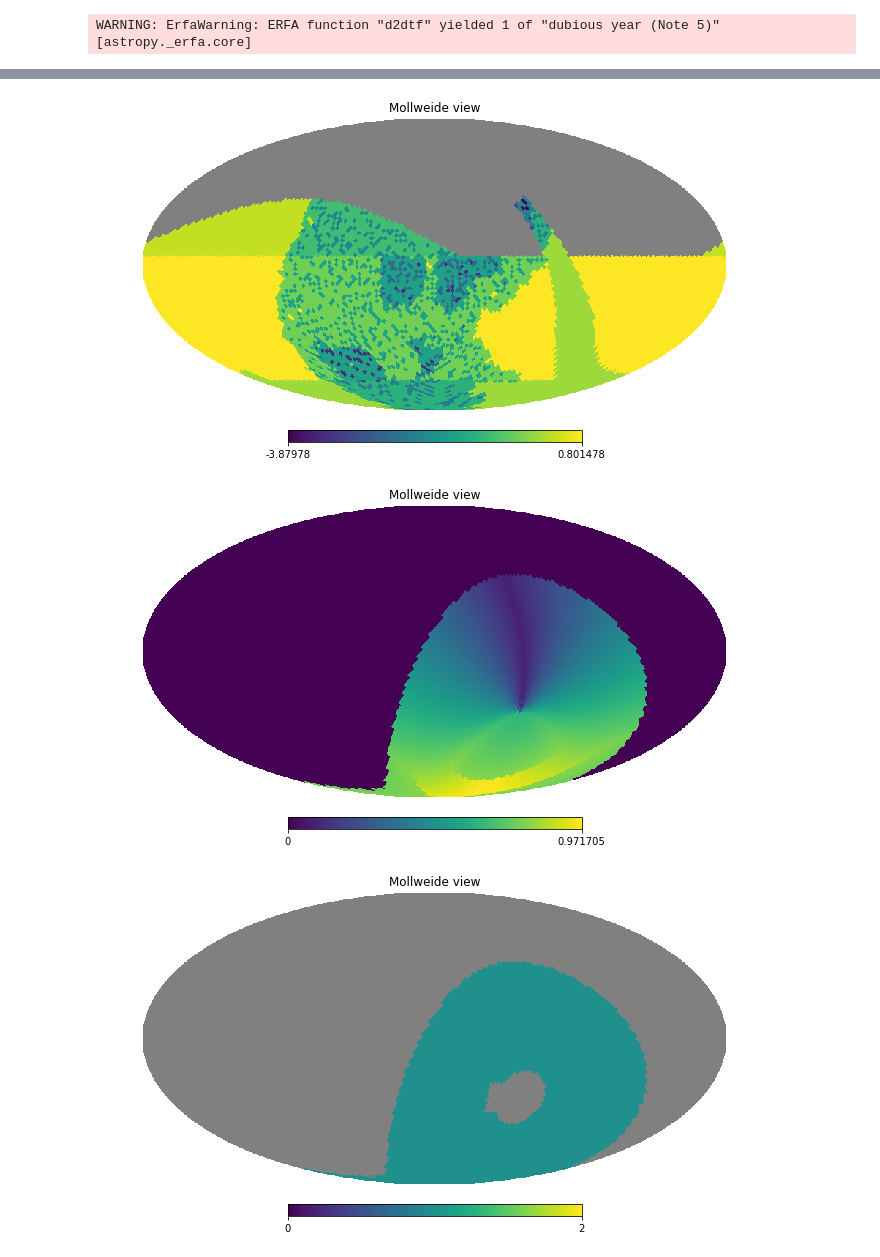
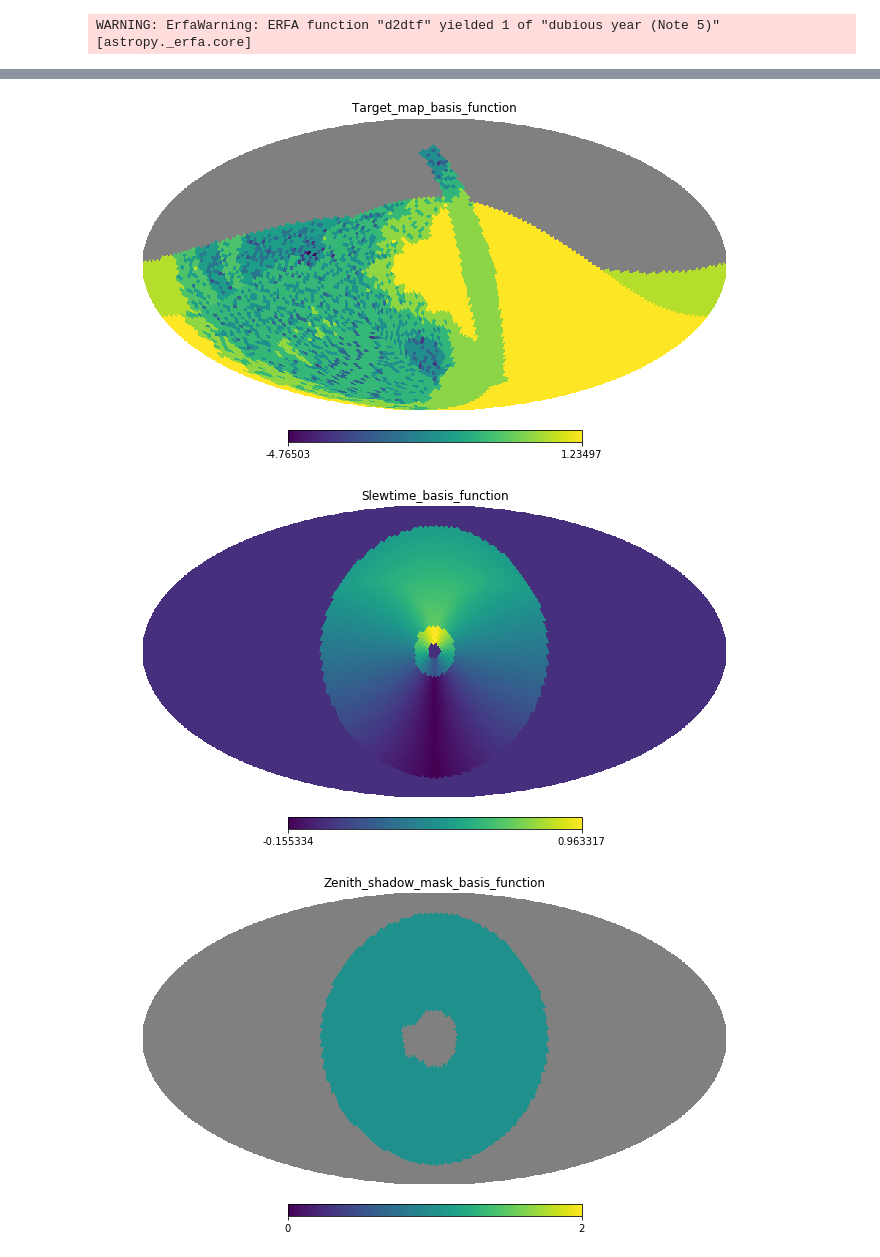
Before and after one commit to lsst-sims/legacy_sims_featureScheduler, a Jupyter notebook: examples/One_filter.ipynb, the cells around one changed output, grey strips where cells are left out. Cells and saved outputs as stored; diff of their text form; code cells hidden in the pictures.

```diff
--- a/examples/One_filter.ipynb
+++ b/examples/One_filter.ipynb
@@ -37,14 +38,14 @@ bfs.append(basis_functions.M5_diff_basis_function(filtername=filtername, nside=n
 # How well we are doing compared to our target map
 bfs.append(basis_functions.Target_map_basis_function(filtername=filtername,
                                          target_map=target_map,
-                                         out_of_bounds_val=hp.UNSEEN, nside=nside,
+                                         out_of_bounds_val=np.nan, nside=nside,
                                          norm_factor=norm_factor))
 # The slewtime
 bfs.append(basis_functions.Slewtime_basis_function(filtername=filtername, nside=nside))
 # Masks, give these 0 weight
 bfs.append(basis_functions.Zenith_shadow_mask_basis_function(nside=nside, shadow_minutes=60., max_alt=76.))
 bfs.append(basis_functions.Moon_avoidance_basis_function(nside=nside, moon_distance=30.))
-bfs.append(basis_functions.Bulk_cloud_basis_function(nside=nside, max_val=0.7))
+bfs.append(basis_functions.Clouded_out_basis_function())
 # Assign a weight to each basis function
 weights = np.array([3., 0.3, 1., 0., 0., 0.])
 # %%
@@ -55,7 +56,7 @@ survey = surveys.Greedy_survey(bfs, weights, nside=nside, block_size=1)
 scheduler = Core_scheduler([survey], nside=nside)
 # %%
 # A model observatory
-observatory = Speed_observatory()
+observatory = Mock_observatory(nside=nside)
 # %% [output]
 WARNING: ErfaWarning: ERFA function "d2dtf" yielded 1 of "dubious year (Note 5)" [astropy._erfa.core]
 # %%
@@ -69,8 +72,12 @@ Completed 1725 observations
 # %%
 # grab the current conditions from the scheduler
 conditions = scheduler.conditions
+# %%
+rot = (conditions.lmst*180./12., conditions.site.latitude)
 # %%
 # Let's see what the basis functions look like
 for bf in bfs:
-    hp.mollview(bf(conditions))
+    bf_vals = bf(conditions)
+    if np.size(bf_vals) > 1:
+        hp.mollview(bf(conditions), title=bf.__class__.__name__, rot=rot)
 # %% [output]
@@ -78,3 +85,3 @@ for bf in bfs:
-[figure, old version]
+[figure, new version]
-[figure, old version]
+[figure, new version]
-[figure, old version]
+[figure, new version]
```
Also changed, not shown: parts of 6 cells of this notebook, 1 other file.
